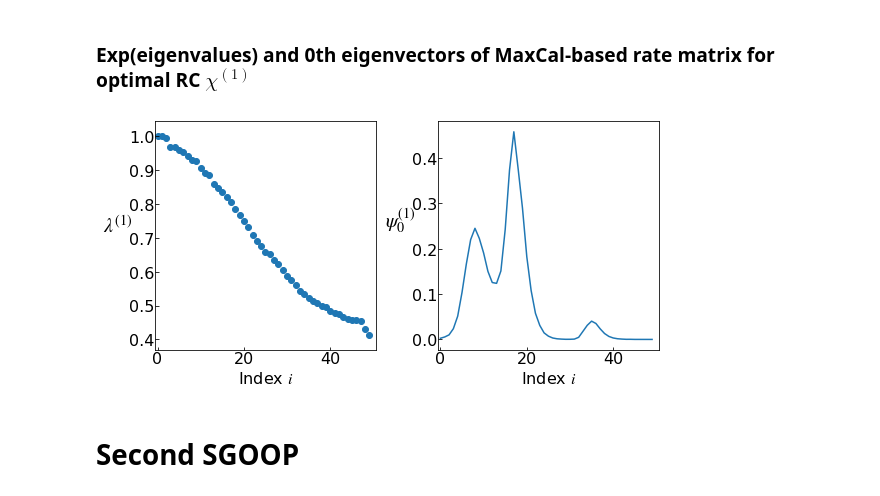
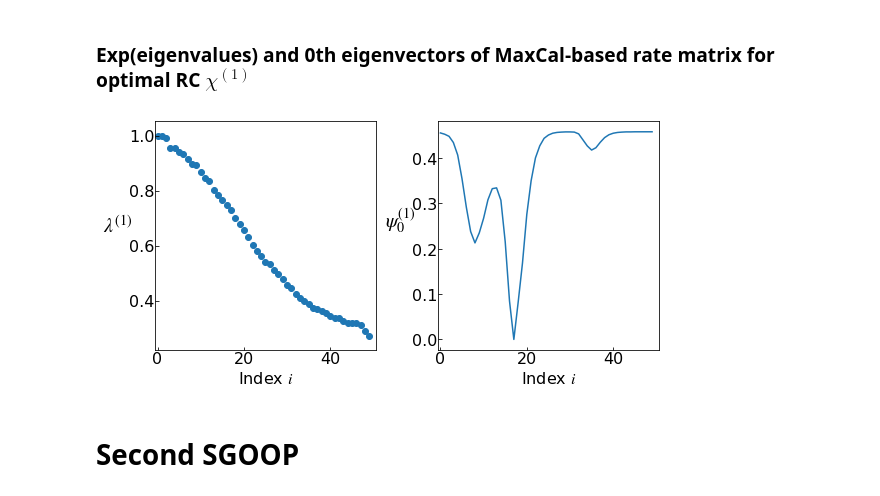
Before and after one commit to tiwarylab/SGOOP-d, a Jupyter notebook: MD/SGOOP_aladip.ipynb, the cells around one changed output. Drawn from its saved outputs; the diff is of its cells as text; code cells hidden in the pictures.

```diff
--- a/MD/SGOOP_aladip.ipynb
+++ b/MD/SGOOP_aladip.ipynb
@@ -105,40 +105,42 @@ ret
 # %%
 # parameters:
 rc_bin['1']=50
+
+# Optimal coefficients of linear combination computed from the previous step
 coeff['1']=np.array([0.64325837,  0.778393  , -0.13339705, -0.08794336, -0.22147228, -0.16453171])
 
 # data:
 rc['unbiased'] = np.dot(coeff['1'], s['unbiased'][:,:50000])
 rc['1'] = np.dot(coeff['1'], s['1'])
 pi['1'], binedges['1'] = stationary(rc['1'], rc_bin=rc_bin['1'], weights=weights['1'])
-MU['1'] = mu_factor(rc['unbiased'], pi['1'], rc_bin=rc_bin['1'], max_d=1)
+MU['1'] = mu_factor(rc['unbiased'], pi['1'], binedges['1'], max_d=1)
 S['1'] = sg_transmat(rc_bin['1'], pi['1'], MU['1'], max_d=1)
 E['1'] = eigenval(S['1'])
 eval1, exp_eval1, evec1 = E['1']
 rate1 = -eval1
 
 # Plottings:
 fig, ax=plt.subplots(figsize=(8,4), nrows=1, ncols=2)
 
 ax[0].scatter(list(range(len(E['1'][1]))), E['1'][1])
 ax[1].plot(E['1'][2][:,0]-np.min(E['1'][2][:,0]))
 
 ax[0].tick_params(which='major', axis='both', direction='in', labelsize=16, pad=1)
 ax[0].set_xlabel('Index $i$', size=16)
 ax[0].set_ylabel('$\lambda^{(1)}$', size=20).set_rotation(0)
 ax[0].yaxis.set_label_coords(-0.17, 0.5)
 ax[0].set_xlim(-0.5, rc_bin['1']+0.5)
 
 ax[1].tick_params(which='major', axis='both', direction='in', labelsize=16, pad=1)
 ax[1].set_xlabel('Index $i$', size=16)
 ax[1].set_ylabel('$\psi^{(1)}_0$', size=20).set_rotation(0)
 ax[1].yaxis.set_label_coords(-0.17, 0.5)
 ax[1].set_xlim(-0.5, rc_bin['1']+0.5)
 
 fig.tight_layout()
 plt.show()
 # %% [output]
-[figure, old version]
+[figure, new version]
 # %% [markdown]
 # Second SGOOP
 # %%
```
Also changed, not shown: parts of 4 cells of this notebook, 3 other files.
